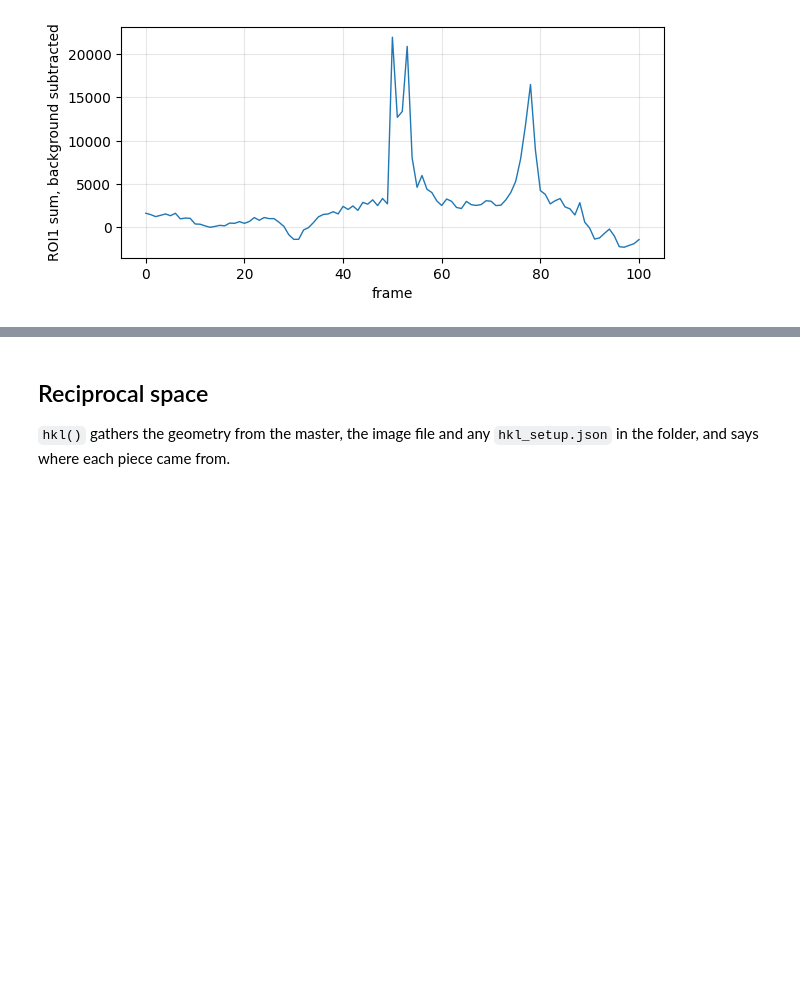
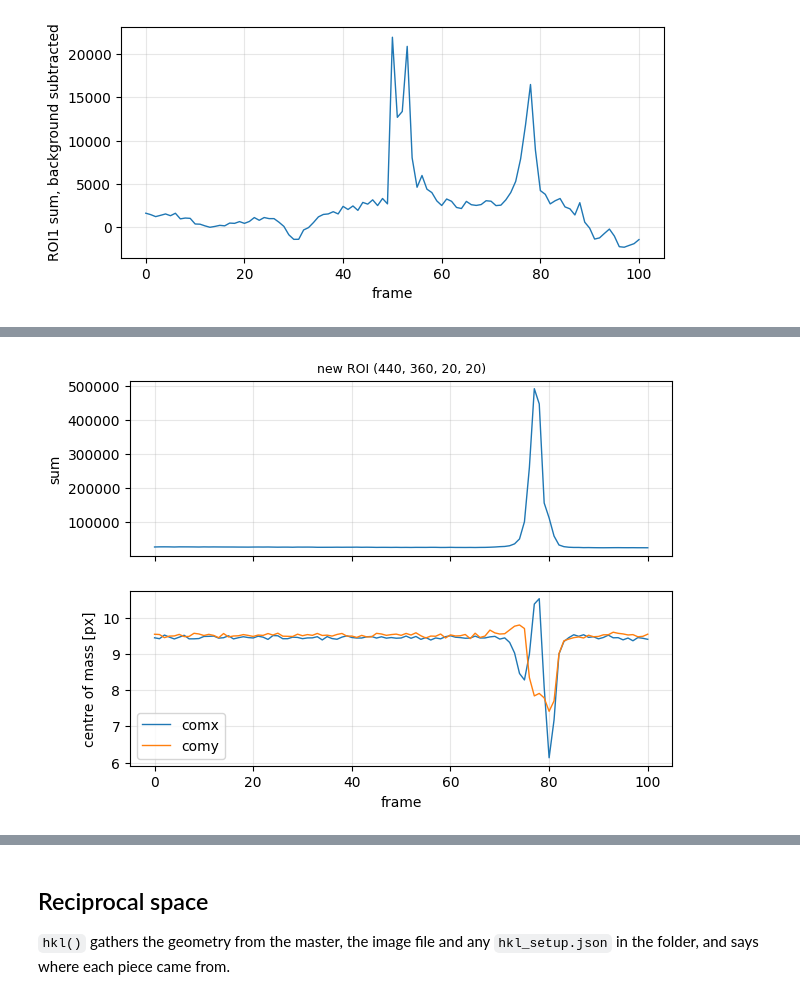
Before and after one commit to jwkim-anl/6idb-scan-viewer, a Jupyter notebook: examples/getting-started.ipynb, the cells around one changed output, grey strips where cells are left out. Cells and saved outputs as stored; diff of their text form; code cells hidden in the pictures; blank space fills up the shorter version.

```diff
--- a/examples/getting-started.ipynb
+++ b/examples/getting-started.ipynb
@@ -204,0 +199,12 @@ Name: 77, dtype: float64
+# %%
+import matplotlib.pyplot as plt
+
+series = images.roi_series(spot)
+fig, (top, bottom) = plt.subplots(2, 1, sharex=True, figsize=(7, 5))
+series["sum"].plot(ax=top, lw=1)
+top.set_ylabel("sum"); top.set_title(f"new ROI {spot}", fontsize=9)
+series[["comx", "comy"]].plot(ax=bottom, lw=1)
+bottom.set_ylabel("centre of mass [px]"); bottom.set_xlabel("frame")
+for a in (top, bottom): a.grid(alpha=0.3)
+# %% [output]
+[figure, added]
```
Also changed, not shown: parts of 16 cells of this notebook, 2 other files.
